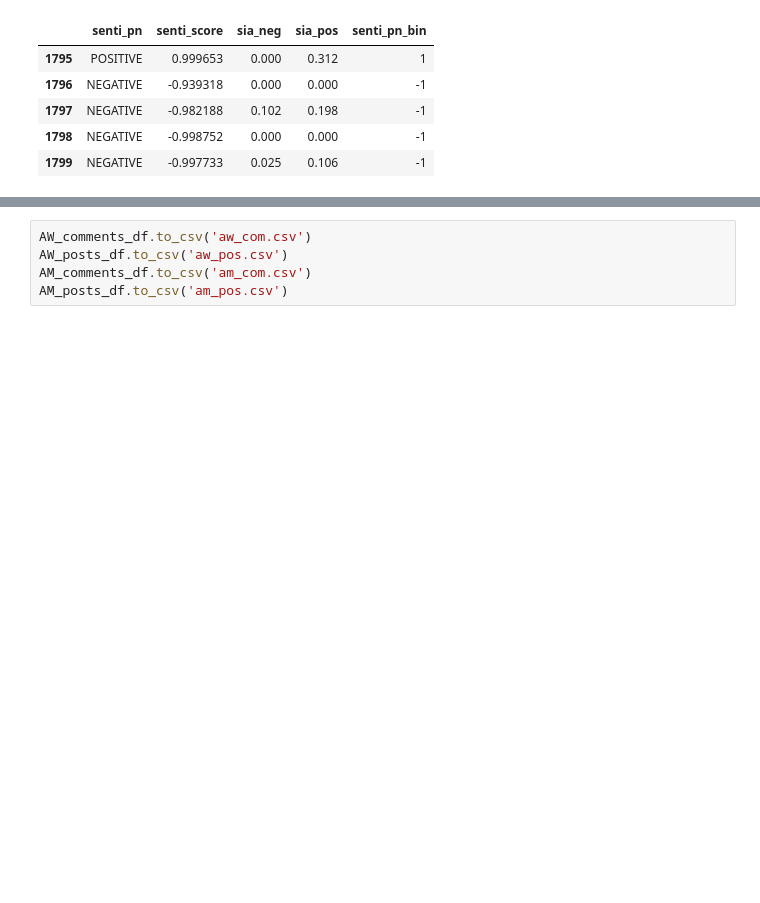
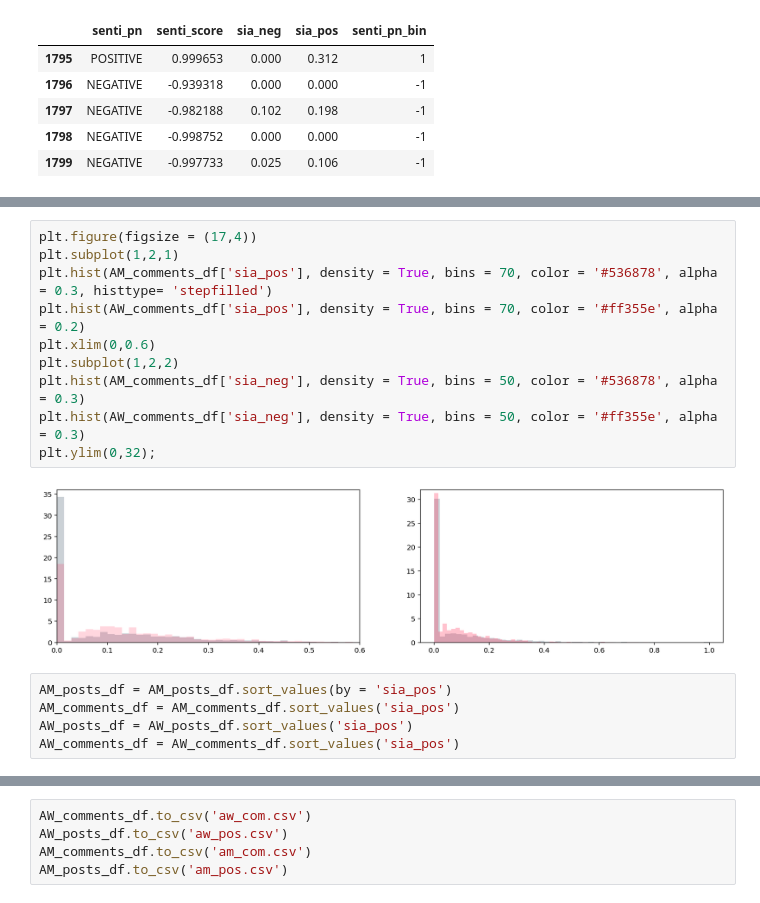
Before and after one commit to Marrrta/nlp_author_gender, a Jupyter notebook: Project_3-MartaLew-gender.ipynb, the cells around one changed output, grey strips where cells are left out. Saved outputs shown, nothing was run; the diff lists cells and outputs as text; blank space fills up the shorter version.

```diff
--- a/Project_3-MartaLew-gender.ipynb
+++ b/Project_3-MartaLew-gender.ipynb
@@ -350,0 +368,17 @@ AM_posts_df.tail().iloc[:,-5:]
+# %%
+plt.figure(figsize = (17,4))
+plt.subplot(1,2,1)
+plt.hist(AM_comments_df['sia_pos'], density = True, bins = 70, color = '#536878', alpha = 0.3, histtype= 'stepfilled')
+plt.hist(AW_comments_df['sia_pos'], density = True, bins = 70, color = '#ff355e', alpha = 0.2)
+plt.xlim(0,0.6)
+plt.subplot(1,2,2)
+plt.hist(AM_comments_df['sia_neg'], density = True, bins = 50, color = '#536878', alpha = 0.3)
+plt.hist(AW_comments_df['sia_neg'], density = True, bins = 50, color = '#ff355e', alpha = 0.3)
+plt.ylim(0,32);
+# %% [output]
+[figure, added]
+# %%
+AM_posts_df = AM_posts_df.sort_values(by = 'sia_pos')
+AM_comments_df = AM_comments_df.sort_values('sia_pos')
+AW_posts_df = AW_posts_df.sort_values('sia_pos')
+AW_comments_df = AW_comments_df.sort_values('sia_pos')
```
Also changed, not shown: parts of 33 cells of this notebook, 4 other files.
